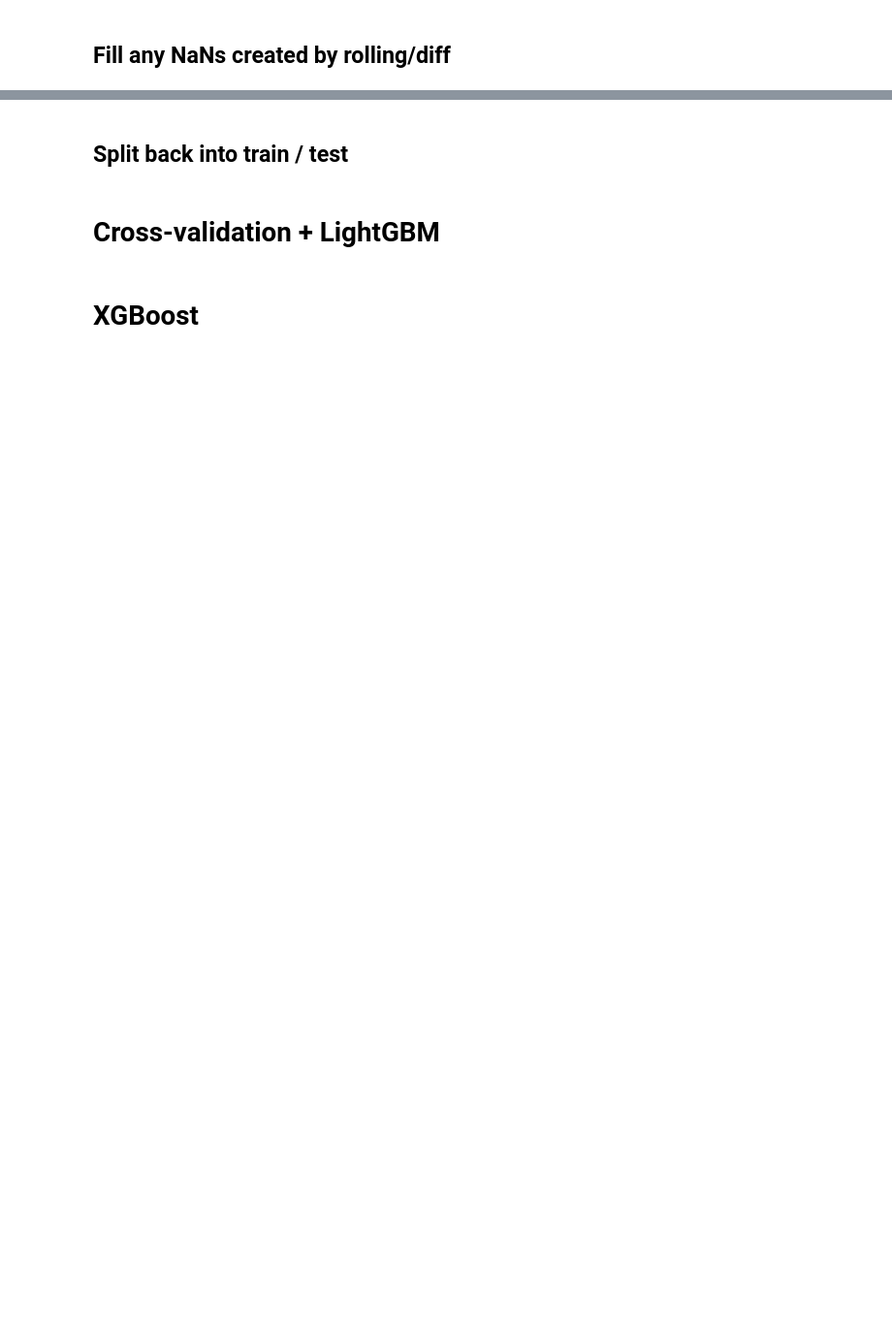
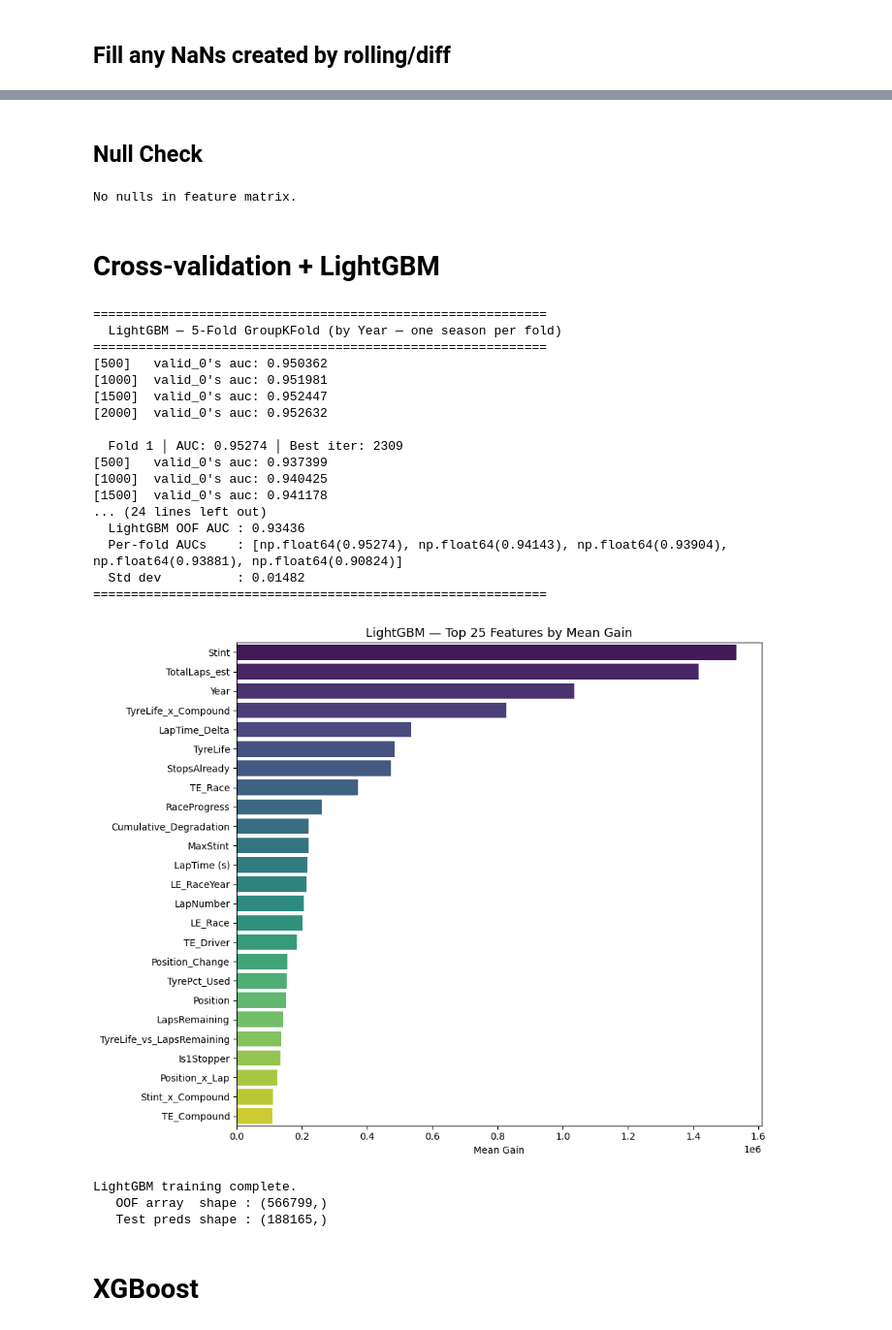
Before and after one commit to 23f2001942/KaggleCompetitions, a Jupyter notebook: Predict F1 Pit Stop.ipynb, the cells around one changed output, grey strips where cells are left out. Shown at 97% size. Saved outputs shown, nothing was run; the diff lists cells and outputs as text; code cells hidden in the pictures; blank space fills up the shorter version.

```diff
--- a/Predict F1 Pit Stop.ipynb
+++ b/Predict F1 Pit Stop.ipynb
@@ -411,0 +442,27 @@ combined[roll_cols] = combined[roll_cols].fillna(0)
+# %%
+TARGET_ENC_COLS = ["Driver", "Race", "RaceYear", "Compound"]
+SMOOTH = 20
+global_mean = train_fe[TARGET].mean()
+
+# Initialize columns
+for col in TARGET_ENC_COLS:
+    train_fe[f"TE_{col}"] = 0.0
+    test_fe[f"TE_{col}"] = 0.0
+
+temp_sgkf = StratifiedGroupKFold(n_splits=N_FOLDS, shuffle=True, random_state=SEED)
+
+for tr_idx, val_idx in temp_sgkf.split(train_fe, train_fe[TARGET], train_fe["RaceYear"]):
+    tr_df = train_fe.iloc[tr_idx]
+    val_df = train_fe.iloc[val_idx]
+
+    for col in TARGET_ENC_COLS:
+        agg = tr_df.groupby(col)[TARGET].agg(["mean", "count"])
+        agg["te_smooth"] = (agg["count"] * agg["mean"] + SMOOTH * global_mean) / (agg["count"] + SMOOTH)
+
+        # Map to validation fold
+        train_fe.loc[train_fe.index[val_idx], f"TE_{col}"] = val_df[col].map(agg["te_smooth"]).fillna(global_mean)
+
+        # Map to test set (accumulating across folds)
+        test_fe[f"TE_{col}"] += test_fe[col].map(agg["te_smooth"]).fillna(global_mean) / N_FOLDS
+
+print("Proper OOF Target Encoding complete.")
@@ -443,24 +504,17 @@ print(f"\nTotal features: {len(FEATURES)}")
-# %% [markdown]
-## Split back into train / test
+# %% [markdown]
+## Null Check
 # %%
-train_fe = combined[combined[TARGET].notna()].copy()
-test_fe  = combined[combined[TARGET].isna()].copy()
-
-print(f"\ntrain_fe shape : {train_fe.shape}")
-print(f"test_fe  shape : {test_fe.shape}")
-
-# Quick feature null check
 null_check = train_fe[FEATURES].isnull().sum()
 if null_check.sum() == 0:
     print("\nNo nulls in feature matrix.")
 else:
     print("\nNulls found:")
     print(null_check[null_check > 0])
+# %% [output]
+No nulls in feature matrix.
 # %% [markdown]
 # Cross-validation + LightGBM
 # %%
-from lightgbm import early_stopping, log_evaluation
-
 X      = train_fe[FEATURES].values
 y      = train_fe[TARGET].values.astype(int)
 w      = train_fe["sample_weight"].values
@@ -473,13 +527,13 @@ test_lgb = np.zeros(len(X_test))             # averaged test predictions
 fold_auc = []
 feature_importance_list = []
 
-gkf = GroupKFold(n_splits=N_FOLDS)
+sgkf = StratifiedGroupKFold(n_splits=N_FOLDS, shuffle=True, random_state=SEED)
 
 print("=" * 60)
 print(f"  LightGBM — {N_FOLDS}-Fold GroupKFold (by Year — one season per fold)")
 print("=" * 60)
 
-for fold, (tr_idx, val_idx) in enumerate(gkf.split(X, y, groups), 1):
+for fold, (tr_idx, val_idx) in enumerate(sgkf.split(X, y, groups), 1):
 
     X_tr, X_val = X[tr_idx], X[val_idx]
     y_tr, y_val = y[tr_idx], y[val_idx]
@@ -521,33 +575,55 @@ for fold, (tr_idx, val_idx) in enumerate(gkf.split(X, y, groups), 1):
 
 oof_auc_lgb = roc_auc_score(y, oof_lgb)
 
 print("\n" + "=" * 60)
 print(f"  LightGBM OOF AUC : {oof_auc_lgb:.5f}")
 print(f"  Per-fold AUCs    : {[round(a,5) for a in fold_auc]}")
 print(f"  Std dev          : {np.std(fold_auc):.5f}")
 print("=" * 60)
 
 # Feature Importance Plot
 fi_df = (
     pd.concat(feature_importance_list)
     .groupby("feature")["importance"]
     .mean()
     .sort_values(ascending=False)
     .reset_index()
 )
 
 plt.figure(figsize=(10, 8))
 sns.barplot(data=fi_df.head(25), x="importance", y="feature",
             palette="viridis")
 plt.title("LightGBM — Top 25 Features by Mean Gain", fontsize=13)
 plt.xlabel("Mean Gain")
 plt.ylabel("")
 plt.tight_layout()
 plt.show()
 
 print("\nLightGBM training complete.")
 print(f"   OOF array  shape : {oof_lgb.shape}")
 print(f"   Test preds shape : {test_lgb.shape}")
+# %% [output]
+============================================================
+  LightGBM — 5-Fold GroupKFold (by Year — one season per fold)
+============================================================
+[500]   valid_0's auc: 0.950362
+[1000]  valid_0's auc: 0.951981
+[1500]  valid_0's auc: 0.952447
+[2000]  valid_0's auc: 0.952632
+
+  Fold 1 │ AUC: 0.95274 │ Best iter: 2309
+[500]   valid_0's auc: 0.937399
+[1000]  valid_0's auc: 0.940425
+[1500]  valid_0's auc: 0.941178
+... (24 lines left out)
+  LightGBM OOF AUC : 0.93436
+  Per-fold AUCs    : [np.float64(0.95274), np.float64(0.94143), np.float64(0.93904), np.float64(0.93881), np.float64(0.90824)]
+  Std dev          : 0.01482
+============================================================
+[figure, added]
+LightGBM training complete.
+   OOF array  shape : (566799,)
+   Test preds shape : (188165,)
 # %% [markdown]
 # XGBoost
 # %%
```
Also changed, not shown: parts of 19 cells of this notebook.
